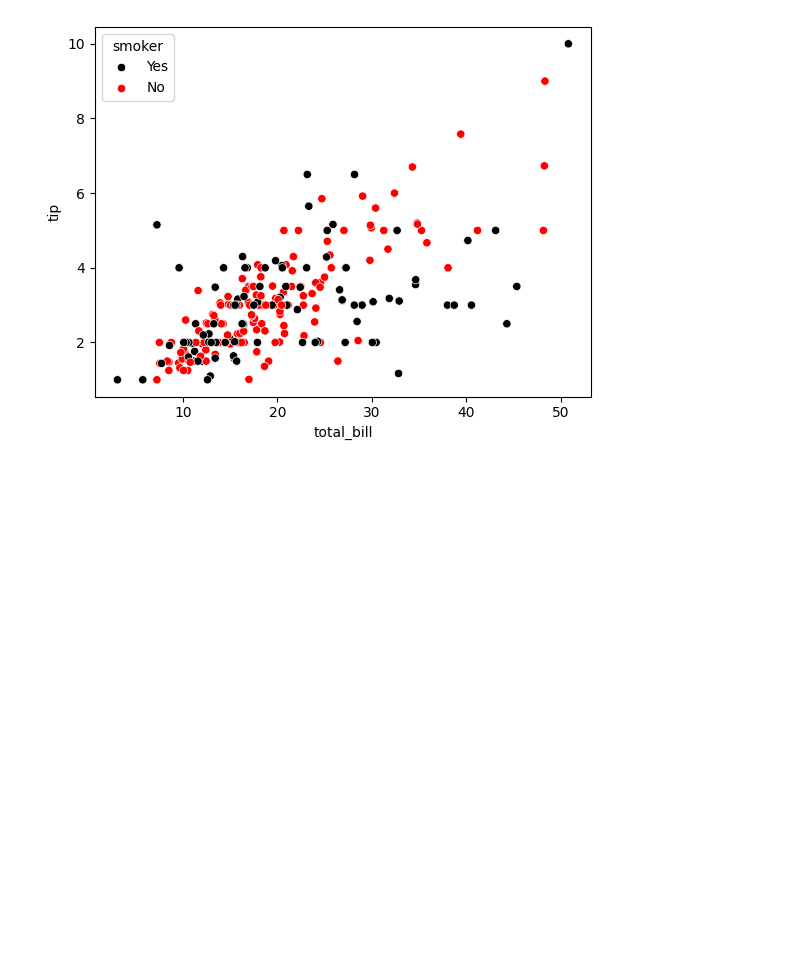
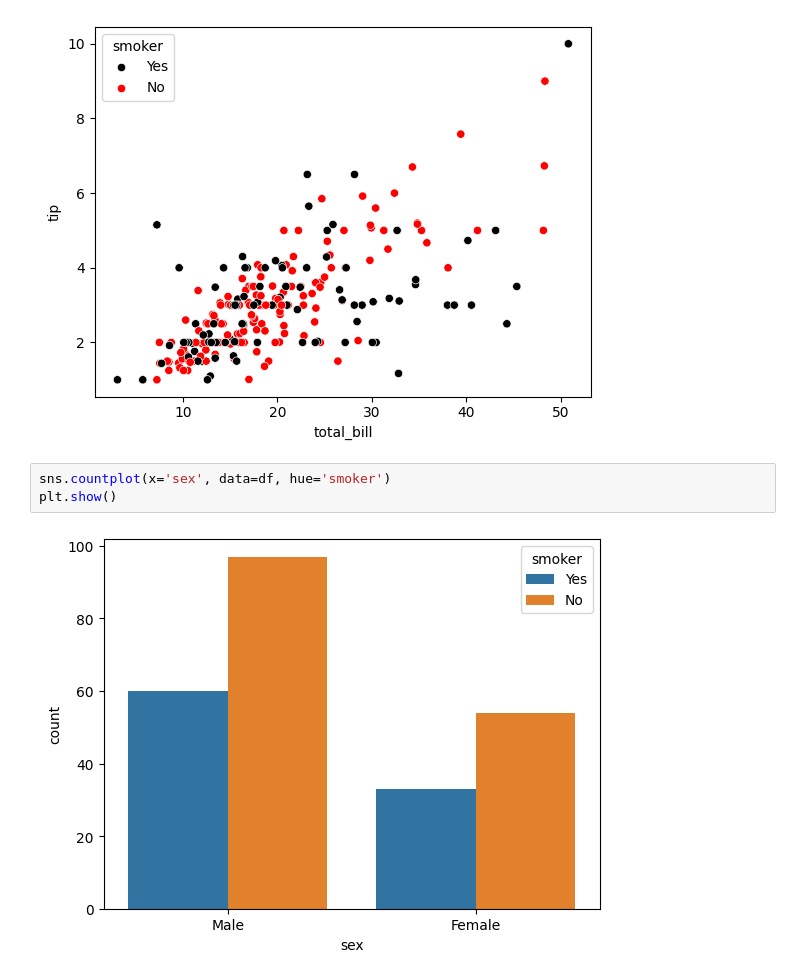
Before and after one commit to sachin5031/Python_Data_Visualization, a Jupyter notebook: Seaborn_08.ipynb, the cells around one changed output. Cells and saved outputs as stored; diff of their text form; blank space fills up the shorter version.

```diff
--- a/Seaborn_08.ipynb
+++ b/Seaborn_08.ipynb
@@ -64,3 +67,8 @@ sns.scatterplot(x='total_bill', y='tip', data=df, hue='smoker', hue_order=['Yes'
 plt.show()
 # %% [output]
 [figure]
+# %%
+sns.countplot(x='sex', data=df, hue='smoker')
+plt.show()
+# %% [output]
+[figure, added]
```
Also changed, not shown: parts of 8 cells of this notebook.
